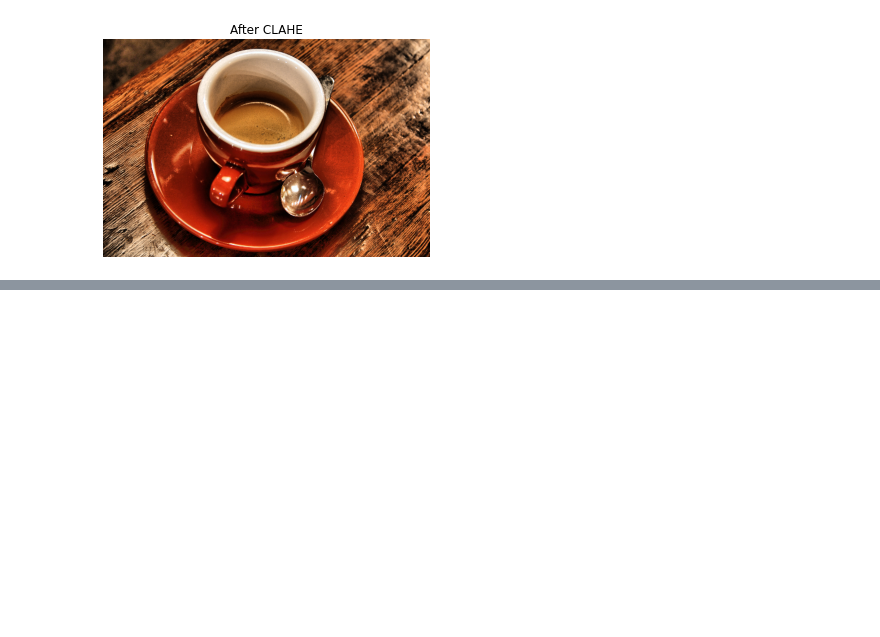
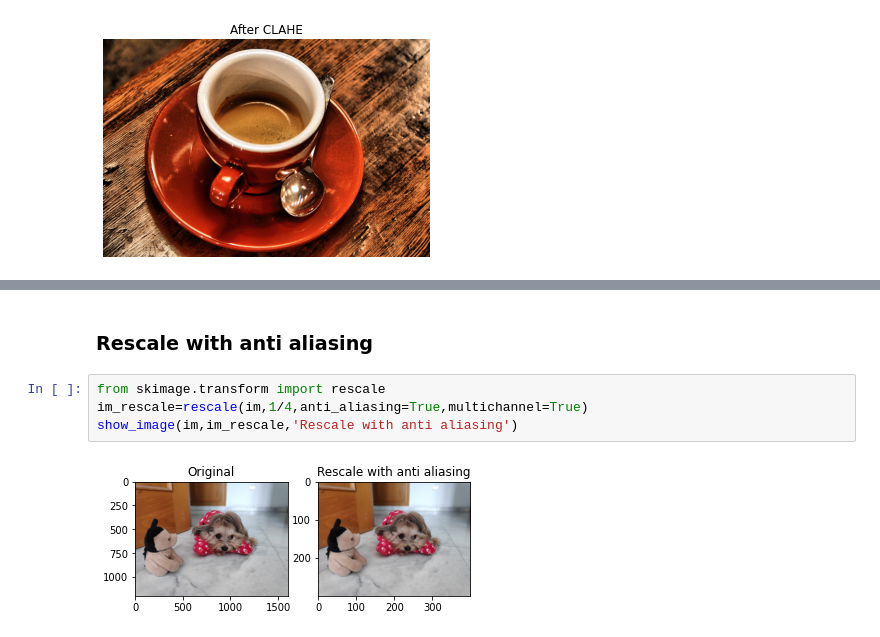
Before and after one commit to sikha2552/Python_ImageProcessing, a Jupyter notebook: Chapter2_Filtering.ipynb, the cells around one changed output, grey strips where cells are left out. Saved outputs shown, nothing was run; the diff lists cells and outputs as text; blank space fills up the shorter version.

```diff
--- a/Chapter2_Filtering.ipynb
+++ b/Chapter2_Filtering.ipynb
@@ -150,0 +174,8 @@ plt.show()
+# %% [markdown]
+### **Rescale with anti aliasing**
+# %%
+from skimage.transform import rescale
+im_rescale=rescale(im,1/4,anti_aliasing=True,multichannel=True)
+show_image(im,im_rescale,'Rescale with anti aliasing')
+# %% [output]
+[figure, added]
```
Also changed, not shown: parts of 14 cells of this notebook.
